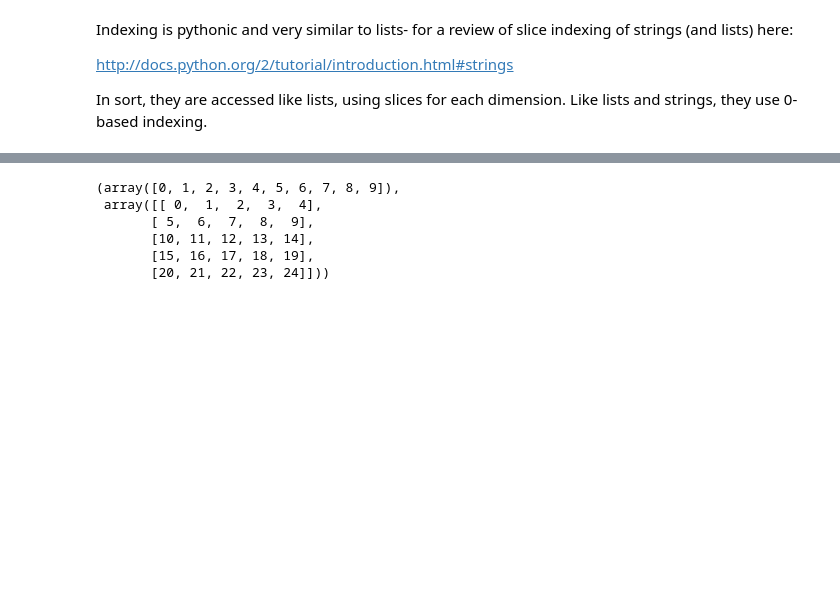
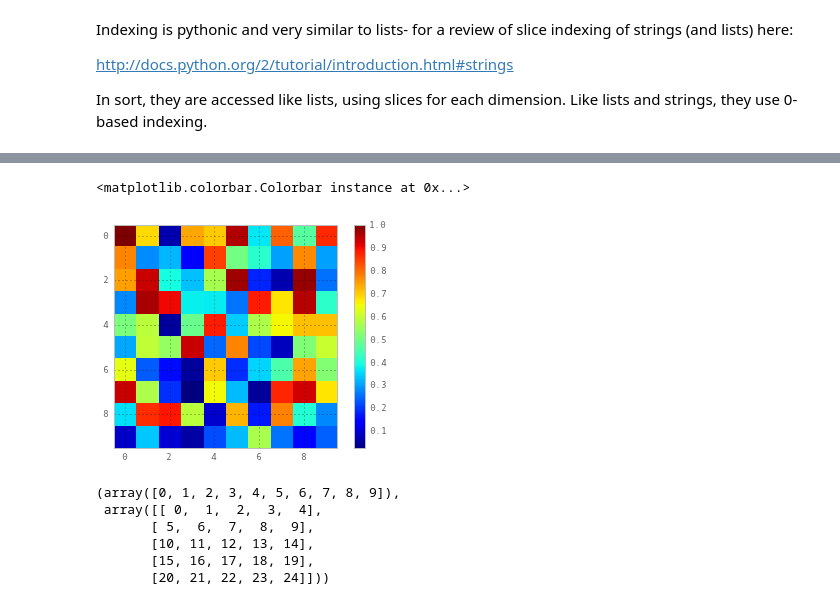
Before and after one commit to andrewgiessel/pydata_bos_2013_intro_to_numpy, a Jupyter notebook: Introduction To NumPy.ipynb, the cells around one changed output, grey strips where cells are left out. Saved outputs shown, nothing was run; the diff lists cells and outputs as text; code cells hidden in the pictures; blank space fills up the shorter version.

```diff
--- a/Introduction To NumPy.ipynb
+++ b/Introduction To NumPy.ipynb
@@ -160,3 +154,11 @@ asdf[0,0]
+# %%
+# and assignment obviously works
+asdf[0,0] = 1.0
+plt.imshow(asdf)
+plt.colorbar()
+# %% [output]
+<matplotlib.colorbar.Colorbar instance at 0x...>
+[figure, added]
 # %%
 # using slices to get part of an array
 # the notation is start:stop:interval, once for each dimension
```
Also changed, not shown: parts of 26 cells of this notebook.
